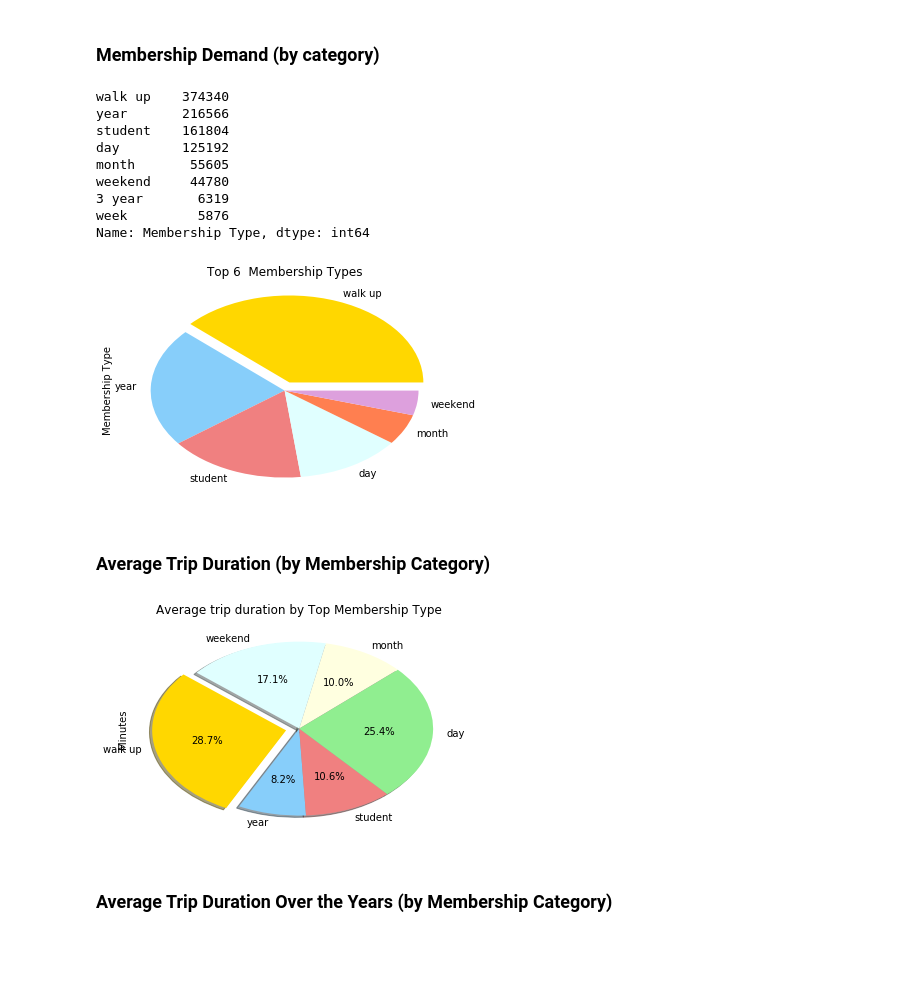
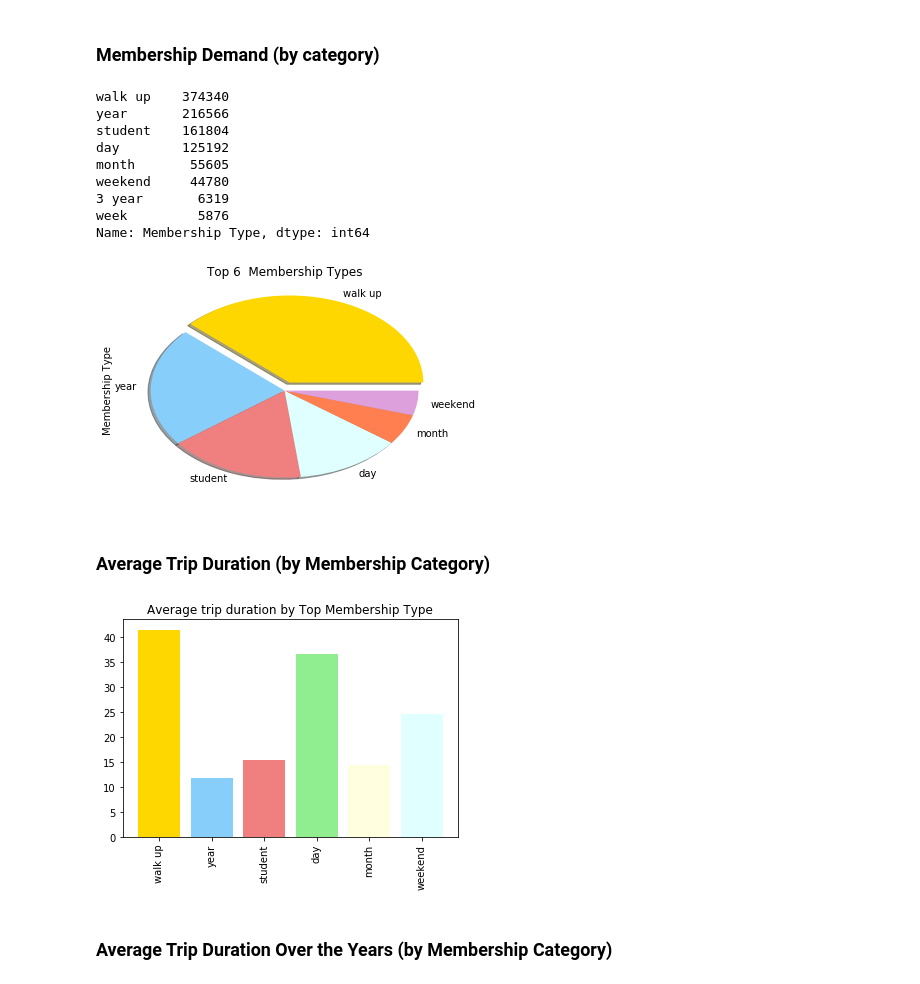
Before and after one commit to ananyay/Pedal_through_Austin, a Jupyter notebook: data_analysis_gabriela.ipynb, the cells around one changed output. Saved outputs shown, nothing was run; the diff lists cells and outputs as text; code cells hidden in the pictures; blank space fills up the shorter version.

Commit message:
Added description, fixed graph type to reflect average

```diff
--- a/data_analysis_gabriela.ipynb
+++ b/data_analysis_gabriela.ipynb
@@ -250,7 +272,7 @@ print(popular_membership_type.head(10))
 # plot the graph for the popular mebership types
 explode = (0.1,0,0,0,0,0)
 colors = ["gold", "lightskyblue", "lightcoral","lightcyan","coral","plum"]
-popular_membership_type[0:6].plot.pie(colors = colors , explode = explode)
+popular_membership_type[0:6].plot.pie(colors = colors , explode = explode, shadow=True)
 plt.title("Top 6  Membership Types")
 plt.savefig("Images/mem_type.png",bbox_inches = "tight")
 plt.show()
@@ -264,43 +286,41 @@ weekend     44780
 3 year       6319
 week         5876
 Name: Membership Type, dtype: int64
-[figure, old version]
+[figure, new version]
 # %% [markdown]
 ### Average Trip Duration (by Membership Category)
 # %%
 # 2013 - 2018 is being considered for this analysis
 # Group by membership type and sort, to find out the top 6 membership types
 # For each membership type in the Top 6, prepare a data series with trip durations
 # Find the average for each membership type
-# Data is illustrated as a pie chart. Top 6 are accounted for 100%, and the division indicate percentage by membership type
+# Data is illustrated as a bar chart. Top 6 are accounted for 100%, and the division indicate percentage by membership type
 
 
 from matplotlib import pyplot, pylab
 subscriber_type = df_bike_cl['Membership Type'].value_counts().index
 top_subscriber_type = subscriber_type[0:6]
 
 trip_minutes = []
 for element in top_subscriber_type:
    time_min = df_bike_cl[df_bike_cl['Membership Type'] == element]['Trip Duration Minutes'].values
    trip_minutes.append(np.mean(time_min))
 
 x_axis  =  np.arange(0, len(top_subscriber_type))
 tick_locations = []
 for x in x_axis:
    tick_locations.append(x)
 
 plt.xticks(tick_locations, top_subscriber_type, rotation=90)
 labels = ["walk up","year","student","day","month","weekend"]
 explode = (0.1,0,0,0,0,0)
 colors = ["gold", "lightskyblue", "lightcoral","lightgreen","lightyellow","lightcyan"]
-plt.pie(trip_minutes,explode=explode, labels=labels, colors=colors,
-       autopct="%1.1f%%", shadow=True, startangle=140)
+plt.bar(height= trip_minutes, x= tick_locations, color=colors)
 plt.title('Average trip duration by Top Membership Type')
-pylab.ylabel('Minutes')
 plt.savefig("Images/avg_duration_mem_type.png",bbox_inches = "tight")
 plt.show()
 # %% [output]
-[figure, old version]
+[figure, new version]
 # %% [markdown]
 ### Average Trip Duration Over the Years (by Membership Category)
 # %%
```
Also changed, not shown: parts of 14 cells of this notebook.
